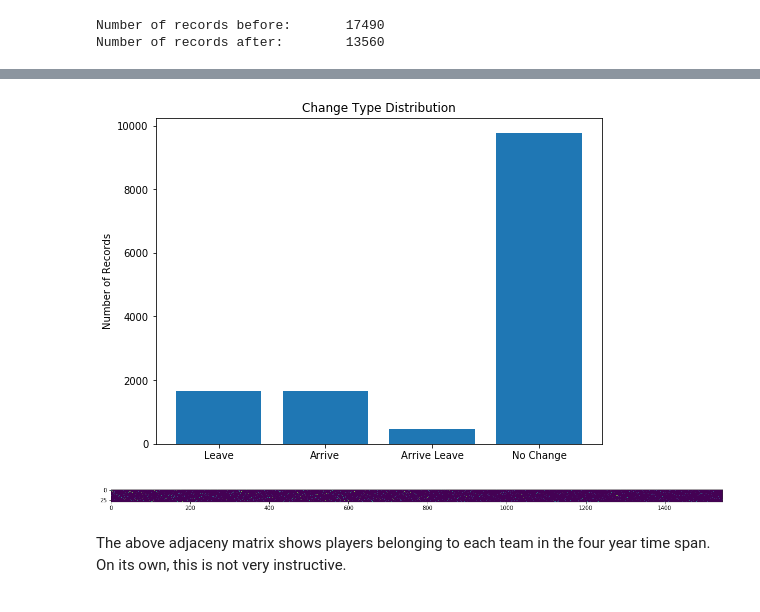
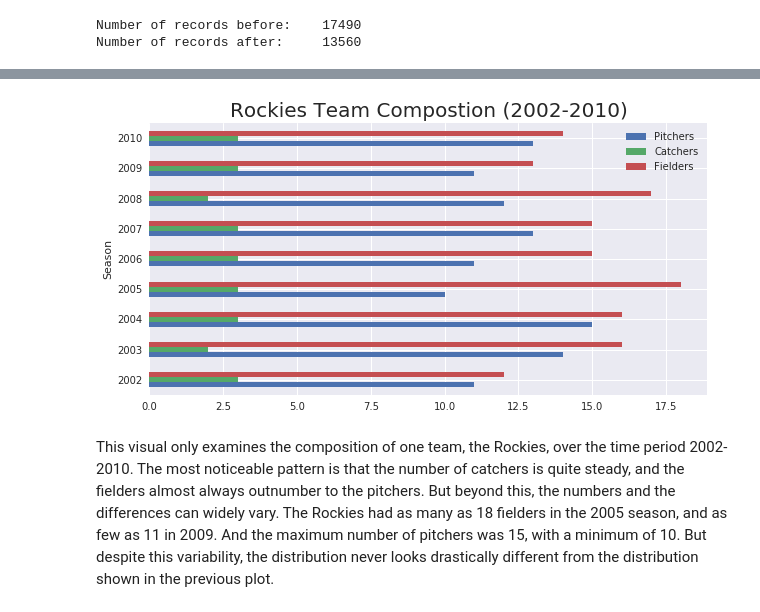
Before and after one commit to mtmoncur/baseball_data, a Jupyter notebook: Baseball Data.ipynb, the cells around one changed output, grey strips where cells are left out. Cells and saved outputs as stored; diff of their text form; code cells hidden in the pictures.

```diff
--- a/Baseball Data.ipynb
+++ b/Baseball Data.ipynb
@@ -242,15 +272,13 @@ This bar graph does not reveal anything unexpected. There are generally lots of
-# %%
-by_ct = p.groupby('Change_Type')
-num_ct = len(p.Change_Type.unique())
-
-plt.figure(figsize=(8,6))
-plt.title("Change Type Distribution")
-plt.bar(np.arange(num_ct), [len(df) for ct,df in by_ct.groups.items()])
-plt.xticks(np.arange(num_ct), [ct for ct,df in by_ct.groups.items()])
-plt.ylabel("Number of Records")
-plt.show()
-# %% [output]
-[figure, removed]
+# %%
+team_df[(team_df.Team=='Rockies')*(team_df.Season<=2010)].sort_values(by=
+        'Season').plot(kind='barh', y=['Pitchers', 'Catchers', 'Fielders'],
+        x='Season', figsize=(10,5))
+plt.title('Rockies Team Compostion (2002-2010)', fontsize=20)
+plt.show()
+# %% [output]
+[figure, added]
+# %% [markdown]
+This visual only examines the composition of one team, the Rockies, over the time period 2002-2010. The most noticeable pattern is that the number of catchers is quite steady, and the fielders almost always outnumber to the pitchers. But beyond this, the numbers and the differences can widely vary. The Rockies had as many as 18 fielders in the 2005 season, and as few as 11 in 2009. And the maximum number of pitchers was 15, with a minimum of 10. But despite this variability, the distribution never looks drastically different from the distribution shown in the previous plot.
 # %%
 p08 = p[p.Season.isin(range(2008,1+2011))]
 
@@ -271,11 +299,3 @@ for idx in p08.index:
     j = p08_dct[p08.get_value(idx,'playerid')]
 
     A[i,j] += 1
-# %%
-plt.figure(figsize=(20,5))
-plt.imshow(A)
-plt.show()
-# %% [output]
-[figure, removed]
-# %% [markdown]
-The above adjaceny matrix shows players belonging to each team in the four year time span. On its own, this is not very instructive.
```
Also changed, not shown: parts of 44 cells of this notebook, 2 other files.
